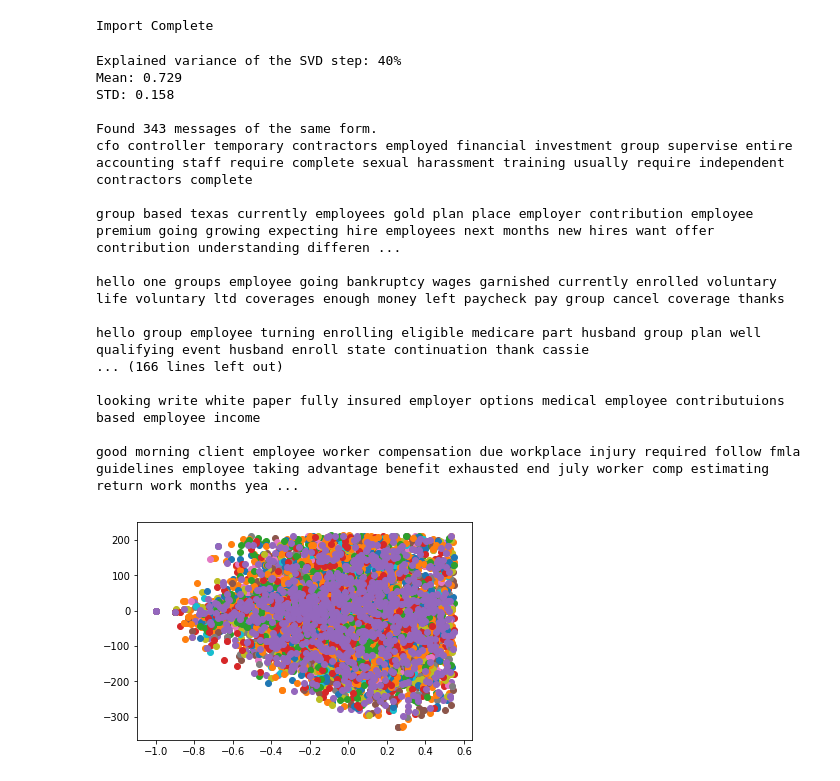
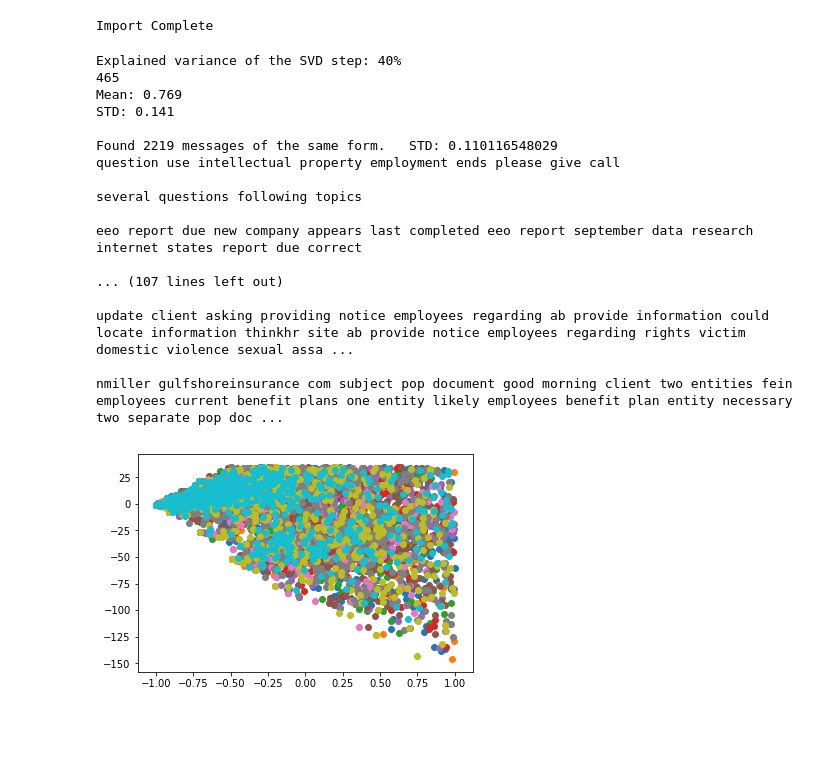
Before and after one commit to krapes/Question_classification, a Jupyter notebook: Vector_preprocess.ipynb, the cells around one changed output. Drawn from its saved outputs; the diff is of its cells as text; code cells hidden in the pictures; blank space fills up the shorter version.

Commit message:
Feat: Attempt different clustering techniques

```diff
--- a/Vector_preprocess.ipynb
+++ b/Vector_preprocess.ipynb
@@ -17,3 +18,11 @@ from sklearn import metrics
 print("Import Complete")
 # %% [output]
 Import Complete
+# %%
+def save_obj(obj, name ):
+    with open( name + '.pkl', 'wb') as f:
+        pickle.dump(obj, f, pickle.HIGHEST_PROTOCOL)
+
+def load_obj(name ):
+    with open( name + '.pkl', 'rb') as f:
+        return pickle.load(f)
@@ -63,6 +109,7 @@ def print_clusters(group):
 def plot_clusters(df, N):
     features = list(df.features)
     svd = TruncatedSVD(n_components=2, n_iter=2, random_state=42)
+    #svd =  PCA(n_components=2)
 
     transformed = pd.DataFrame(svd.fit_transform(features), columns=["plot_cordX", "plot_cordY"])
     meanX = transformed["plot_cordX"].mean()
@@ -76,9 +123,9 @@ def plot_clusters(df, N):
     df["plot_cordX"] = transformed.plot_cordX
     df["plot_cordY"] = transformed.plot_cordY
 
-    q = df["plot_cordX"].quantile(0.95)
+    q = df["plot_cordX"].quantile(0.9)
     df = df[df["plot_cordX"] < q]
-    q = df["plot_cordY"].quantile(0.95)
+    q = df["plot_cordY"].quantile(0.9)
     df = df[df["plot_cordY"] < q]
 
 
@@ -92,48 +139,59 @@ def plot_clusters(df, N):
 # %%
 csvdata = "./data/subcategory_2_think_hr_v2.csv"
 df = pd.read_csv(csvdata)
-df = df[['question_class']][:8000]
+df = df[['question_class']][:10000]
 df = df.dropna()
 
-N = 15
+N = 10
 
 
 
 
 vectorizer = TfidfVectorizer(min_df=0.01, max_df=0.7
                                  )
 X = vectorizer.fit_transform(list(df.question_class))
 
 
 svd = TruncatedSVD(n_components=75)
 normalizer = Normalizer(copy=False)
 lsa = make_pipeline(svd, normalizer)
 
 X = lsa.fit_transform(X)
 df["features"] = list(X)
 
+
 explained_variance = svd.explained_variance_ratio_.sum()
 print("Explained variance of the SVD step: {}%".format(
     int(explained_variance * 100)))
 
+print(len(vectorizer.vocabulary_) )
+
 cluster(df, X, N, v=True)
+
+
+vocab = load_obj('final_feature_set')
+features_master = Counter(vocab)
+df["features"] = [[0] * len(vocab)] * len(df)
+df = label_features(df, features_master)
+
+
 plot_clusters(df, N)
 # %% [output]
 Explained variance of the SVD step: 40%
-Mean: 0.729
-STD: 0.158
+465
+Mean: 0.769
+STD: 0.141
 
-Found 343 messages of the same form.
-cfo controller temporary contractors employed financial investment group supervise entire accounting staff require complete sexual harassment training usually require independent contractors complete
+Found 2219 messages of the same form.   STD: 0.110116548029
+question use intellectual property employment ends please give call
 
-group based texas currently employees gold plan place employer contribution employee premium going growing expecting hire employees next months new hires want offer contribution understanding differen ...
+several questions following topics
 
-hello one groups employee going bankruptcy wages garnished currently enrolled voluntary life voluntary ltd coverages enough money left paycheck pay group cancel coverage thanks
+eeo report due new company appears last completed eeo report september data research internet states report due correct
 
-hello group employee turning enrolling eligible medicare part husband group plan well qualifying event husband enroll state continuation thank cassie
-... (166 lines left out)
+... (107 lines left out)
 
-looking write white paper fully insured employer options medical employee contributuions based employee income
+update client asking providing notice employees regarding ab provide information could locate information thinkhr site ab provide notice employees regarding rights victim domestic violence sexual assa ...
 
-good morning client employee worker compensation due workplace injury required follow fmla guidelines employee taking advantage benefit exhausted end july worker comp estimating return work months yea ...
+nmiller gulfshoreinsurance com subject pop document good morning client two entities fein employees current benefit plans one entity likely employees benefit plan entity necessary two separate pop doc ...
-[figure, old version]
+[figure, new version]
```
Also changed, not shown: parts of 3 cells of this notebook, 2 other files.
